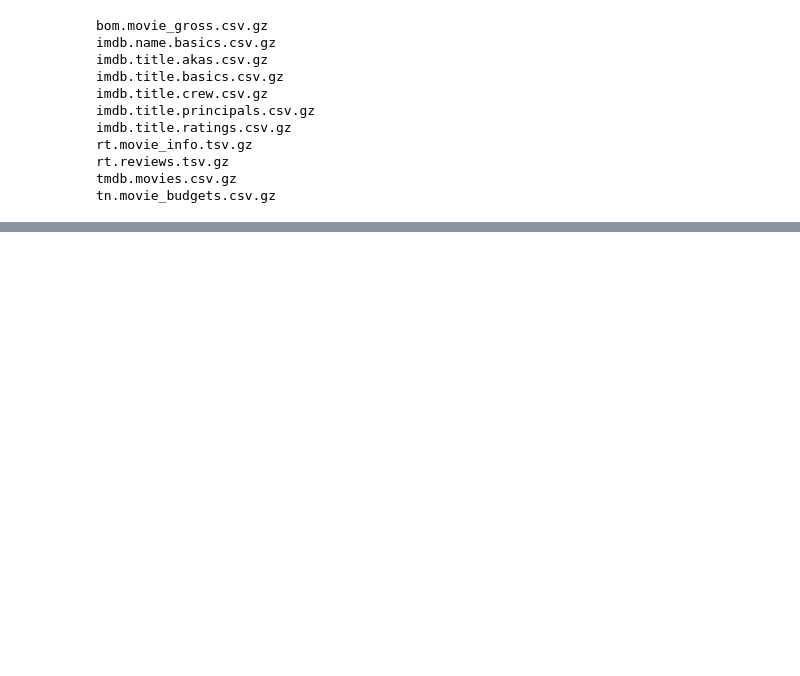
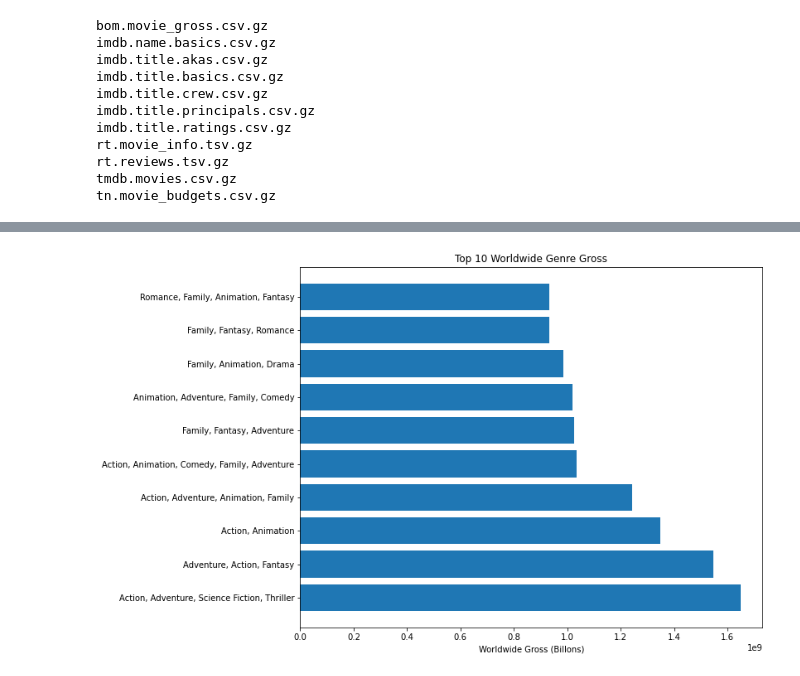
Before and after one commit to learn-co-curriculum/dsc-phase-1-project, a Jupyter notebook: student.ipynb, the cells around one changed output, grey strips where cells are left out. Saved outputs shown, nothing was run; the diff lists cells and outputs as text; code cells hidden in the pictures; blank space fills up the shorter version.

```diff
--- a/student.ipynb
+++ b/student.ipynb
@@ -94,0 +89,30 @@ tmdb_movies
+# %%
+tmdb_movies = pd.read_csv('zippedData/tmdb.movies.csv.gz')
+
+#clean punctuation from row values
+tmdb_movies['genre_ids'] = tmdb_movies['genre_ids'].str.replace('[^\w\s]','')
+
+#change value in list of values
+tmdb_movies['genre_ids'] = tmdb_movies['genre_ids'].str.split(' ')
+# %%
+#data from 'https://www.themoviedb.org/talk/5daf6eb0ae36680011d7e6ee'
+tmdb_genre_ids = [('Action', '28'), ('Adventure', '12'), ('Animation', '16'), ('Comedy', '35'),
+('Crime', '80'), ('Documentary', '99'), ('Drama', '18'), ('Family', '10751'),
+('Fantasy', '14'), ('History', '36'), ('Horror', '27'), ('Music', '10402'),
+('Mystery', '9648'), ('Romance', '10749'), ('Science Fiction', '878'),
+('TV Movie', '10770'), ('Thriller', '53'), ('War', '10752'), ('Western', '37')]
+
+def id_rename(id_value):
+    new_id_name = []
+    for id_num in id_value:
+        for id_pair in tmdb_genre_ids:
+            if id_num == id_pair[1]:
+                new_id_name.append(id_pair[0])
+    return new_id_name
+
+new_id_list = []
+
+for ids in tmdb_movies['genre_ids']:
+    new_id_list.append(id_rename(ids))
+
+tmdb_movies['genre2'] = new_id_list
@@ -153,0 +157,5 @@ ax.set_yticks(yticks);
+# %%
+tmdb_tn_df = pd.merge(tn_movie_budgets, tmdb_movies, left_on = 'movie', right_on = 'original_title')
+# %%
+
+tmdb_tn_df['genre3'] = tmdb_tn_df.genre2.apply(', '.join)
@@ -153,0 +167,10 @@ ax.set_yticks(yticks);
+# %%
+fig, ax = plt.subplots(1,1, figsize=(10, 8))
+x = list(tmdb_tn_df.groupby(['genre3']).mean()['worldwide_gross'].sort_values(ascending=False).head(10).keys())
+y = list(tmdb_tn_df.groupby(['genre3']).mean()['worldwide_gross'].sort_values(ascending=False).head(10).values)
+
+ax.barh(x,y);
+ax.set_title('Top 10 Worldwide Genre Gross')
+ax.set_xlabel('Worldwide Gross (Billons)');
+# %% [output]
+[figure, added]
```
Also changed, not shown: parts of 17 cells of this notebook.
